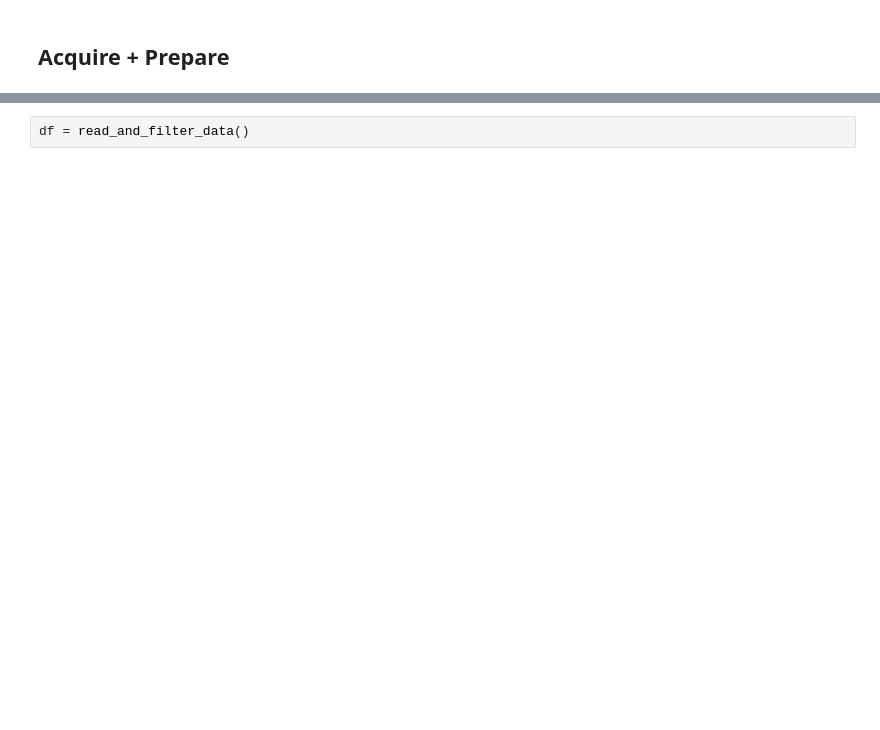
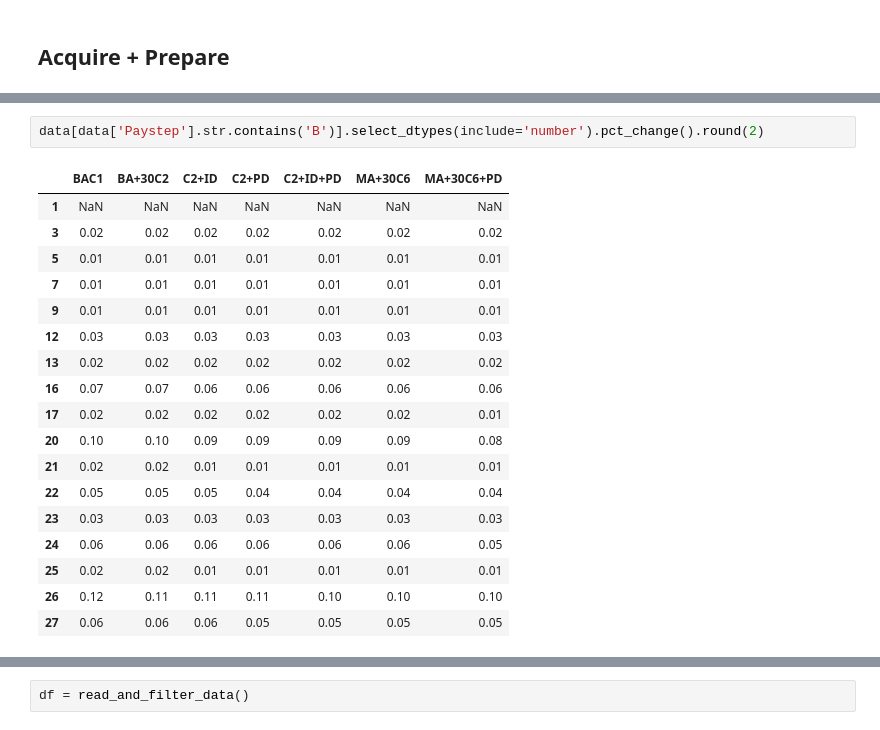
Before and after one commit to Anias-clo/Teacher_Payroll_Analysis, a Jupyter notebook: poc.ipynb, the cells around one changed output, grey strips where cells are left out. Drawn from its saved outputs; the diff is of its cells as text; blank space fills up the shorter version.

```diff
--- a/poc.ipynb
+++ b/poc.ipynb
@@ -14,0 +68,21 @@ pd.set_option('display.max_rows', 200)
+# %%
+data[data['Paystep'].str.contains('B')].select_dtypes(include='number').pct_change().round(2)
+# %% [output]
+|  | BAC1 | BA+30C2 | C2+ID | C2+PD | C2+ID+PD | MA+30C6 | MA+30C6+PD |
+| 1 | NaN | NaN | NaN | NaN | NaN | NaN | NaN |
+| 3 | 0.02 | 0.02 | 0.02 | 0.02 | 0.02 | 0.02 | 0.02 |
+| 5 | 0.01 | 0.01 | 0.01 | 0.01 | 0.01 | 0.01 | 0.01 |
+| 7 | 0.01 | 0.01 | 0.01 | 0.01 | 0.01 | 0.01 | 0.01 |
+| 9 | 0.01 | 0.01 | 0.01 | 0.01 | 0.01 | 0.01 | 0.01 |
+| 12 | 0.03 | 0.03 | 0.03 | 0.03 | 0.03 | 0.03 | 0.03 |
+| 13 | 0.02 | 0.02 | 0.02 | 0.02 | 0.02 | 0.02 | 0.02 |
+| 16 | 0.07 | 0.07 | 0.06 | 0.06 | 0.06 | 0.06 | 0.06 |
+| 17 | 0.02 | 0.02 | 0.02 | 0.02 | 0.02 | 0.02 | 0.01 |
+| 20 | 0.10 | 0.10 | 0.09 | 0.09 | 0.09 | 0.09 | 0.08 |
+| 21 | 0.02 | 0.02 | 0.01 | 0.01 | 0.01 | 0.01 | 0.01 |
+| 22 | 0.05 | 0.05 | 0.05 | 0.04 | 0.04 | 0.04 | 0.04 |
+| 23 | 0.03 | 0.03 | 0.03 | 0.03 | 0.03 | 0.03 | 0.03 |
+| 24 | 0.06 | 0.06 | 0.06 | 0.06 | 0.06 | 0.06 | 0.05 |
+| 25 | 0.02 | 0.02 | 0.01 | 0.01 | 0.01 | 0.01 | 0.01 |
+| 26 | 0.12 | 0.11 | 0.11 | 0.11 | 0.10 | 0.10 | 0.10 |
+| 27 | 0.06 | 0.06 | 0.06 | 0.05 | 0.05 | 0.05 | 0.05 |
```
Also changed, not shown: parts of 22 cells of this notebook, 4 other files.
